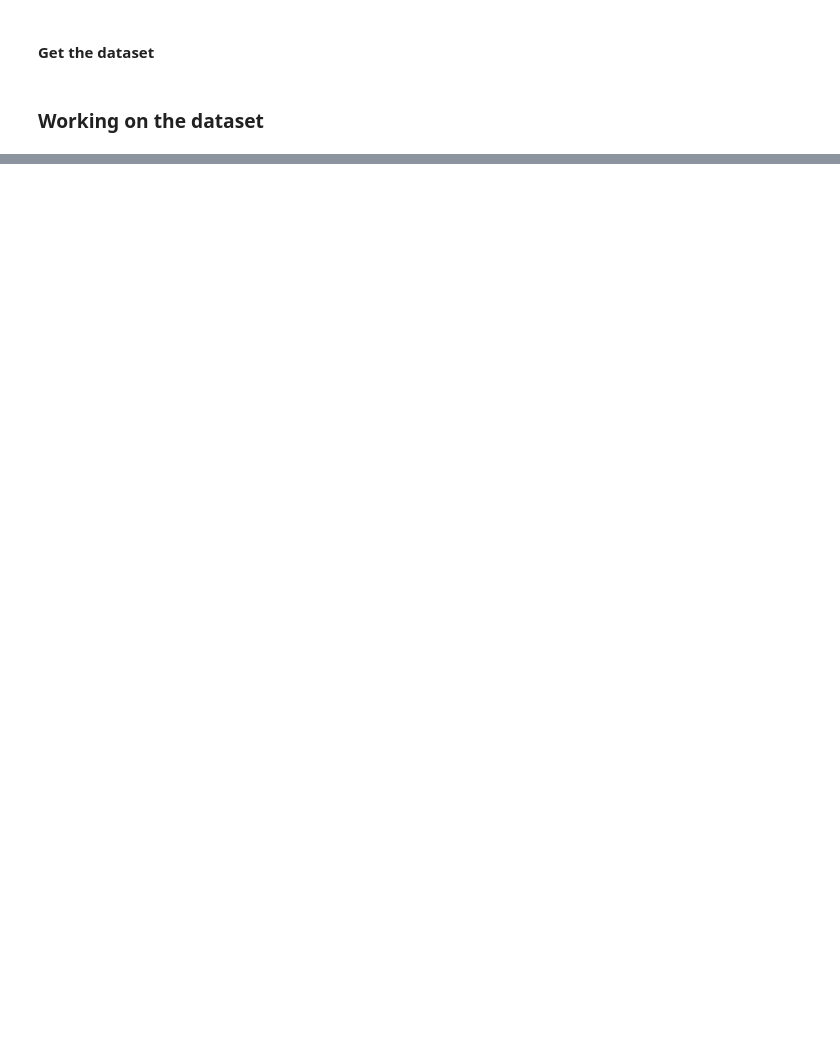
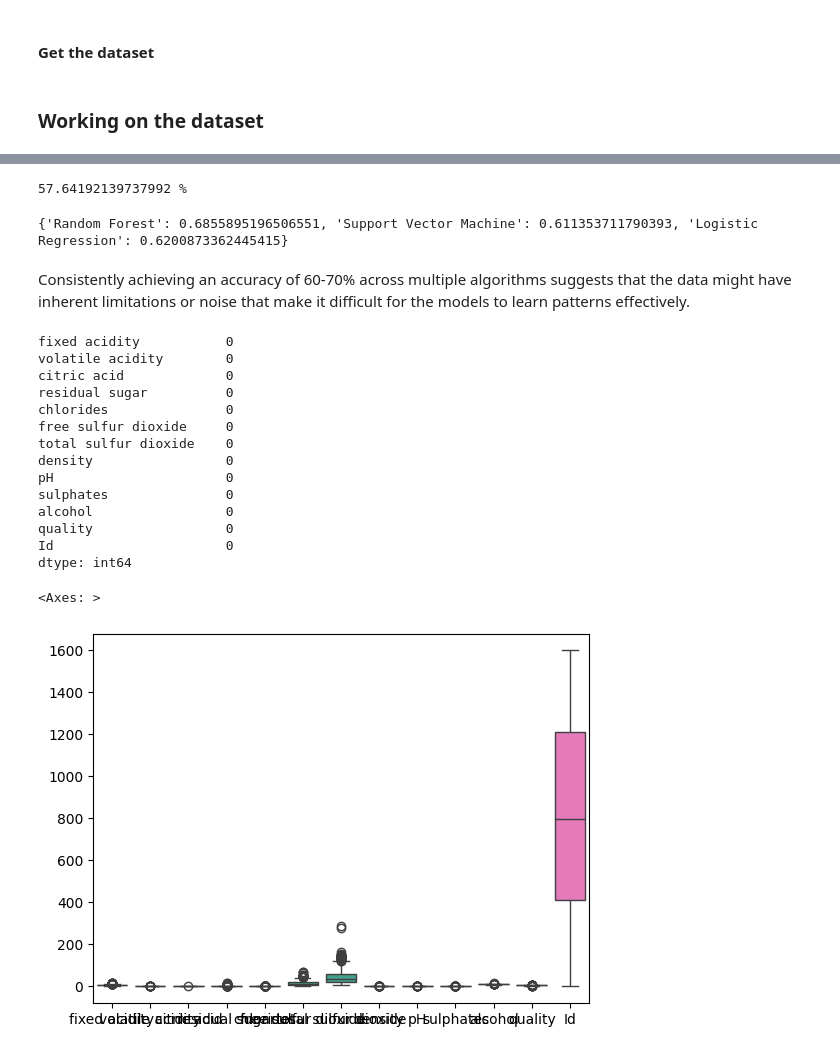
Before and after one commit to Nobiscumdeus/DataScience, a Jupyter notebook: Projects/project_2.ipynb, the cells around one changed output, grey strips where cells are left out. Drawn from its saved outputs; the diff is of its cells as text; code cells hidden in the pictures; blank space fills up the shorter version.

```diff
--- a/Projects/project_2.ipynb
+++ b/Projects/project_2.ipynb
@@ -43,0 +344,76 @@ print("\nMean Absolute Error (MAE):", mae)
+# %%
+from sklearn.preprocessing import MinMaxScaler
+norm=MinMaxScaler()
+A_train=norm.fit_transform(A_train)
+A_test=norm.fit_transform(A_test)
+
+lr_model.fit(A_train,b_train)
+lr_prediction=lr_model.predict(A_test)
+
+from sklearn.metrics import accuracy_score
+lr_prediction
+lr_accuracy=accuracy_score(b_test,lr_prediction)
+print(f"{lr_accuracy*100 } %")
+# %% [output]
+57.64192139737992 %
+# %%
+from sklearn.model_selection import train_test_split
+from sklearn.ensemble import RandomForestClassifier
+from sklearn.svm import SVC
+from sklearn.linear_model import LogisticRegression
+from sklearn.metrics import accuracy_score
+
+def try_algorithms(wine_data, target):
+    # Split data into train and test sets
+    X_train, X_test, y_train, y_test = train_test_split(A, b, test_size=0.2, random_state=42)
+
+    # Initialize classifiers
+    classifiers = {
+        "Random Forest": RandomForestClassifier(),
+        "Support Vector Machine": SVC(),
+        "Logistic Regression": LogisticRegression()
+    }
+
+    # Train and test each classifier
+    results = {}
+    for name, clf in classifiers.items():
+        clf.fit(X_train, y_train)
+        y_pred = clf.predict(X_test)
+        accuracy = accuracy_score(y_test, y_pred)
+        results[name] = accuracy
+
+    return results
+
+# Example usage:
+# Assuming wine_data is your feature data and target is your target labels
+# Replace wine_data and target with your actual data
+results = try_algorithms(A_train, b_train)
+print(results)
+# %% [output]
+{'Random Forest': 0.6855895196506551, 'Support Vector Machine': 0.611353711790393, 'Logistic Regression': 0.6200873362445415}
+# %% [markdown]
+Consistently achieving an accuracy of 60-70% across multiple algorithms suggests that the data might have inherent limitations or noise that make it difficult for the models to learn patterns effectively.
+# %%
+# Check for missing values
+print(wine_data.isnull().sum())
+
+# Check for outliers
+import seaborn as sns
+sns.boxplot(data=wine_data)
+# %% [output]
+fixed acidity           0
+volatile acidity        0
+citric acid             0
+residual sugar          0
+chlorides               0
+free sulfur dioxide     0
+total sulfur dioxide    0
+density                 0
+pH                      0
+sulphates               0
+alcohol                 0
+quality                 0
+Id                      0
+dtype: int64
+<Axes: >
+[figure, added]
```
Also changed, not shown: parts of 22 cells of this notebook, 2 other files.
